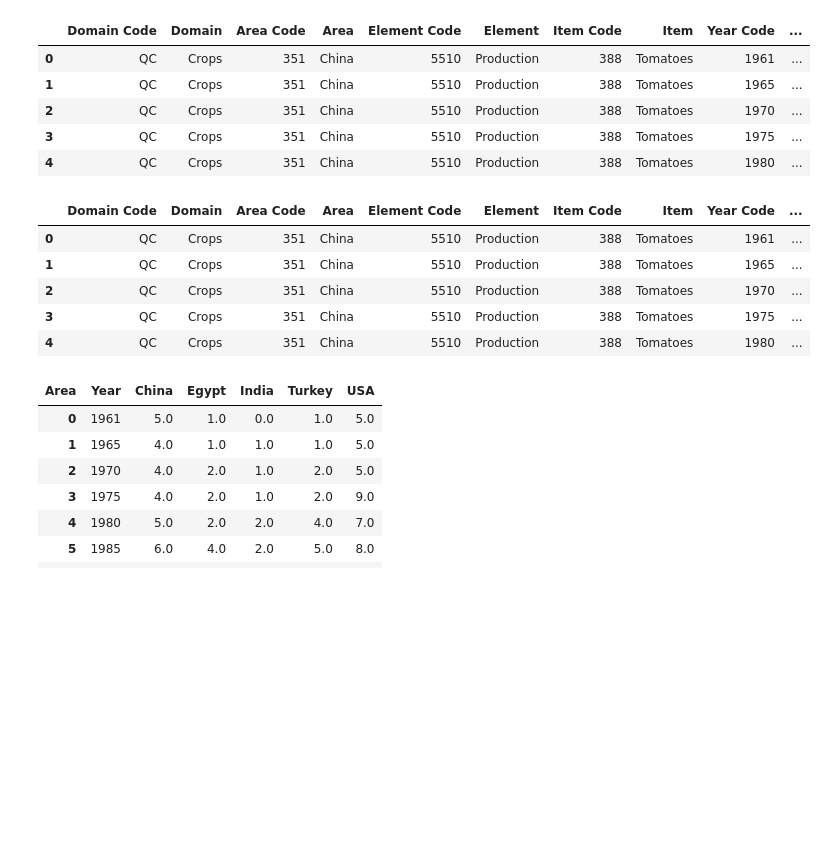
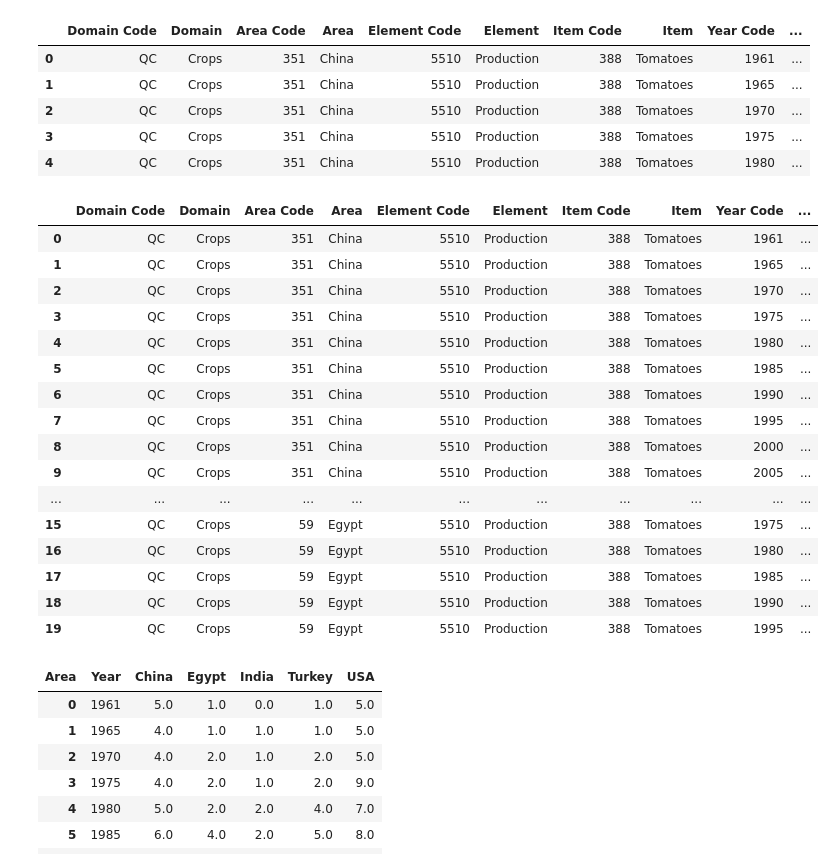
Before and after one commit to Palarisk/data-studio, a Jupyter notebook: code/01-tomatoes/project1_draft_tomatoes_alarisku.ipynb, the cells around one changed output. Saved outputs shown, nothing was run; the diff lists cells and outputs as text; code cells hidden in the pictures; blank space fills up the shorter version.

```diff
--- a/code/01-tomatoes/project1_draft_tomatoes_alarisku.ipynb
+++ b/code/01-tomatoes/project1_draft_tomatoes_alarisku.ipynb
@@ -247,14 +247,25 @@ df3.head()
 df3.Area = df3.Area.str.replace('United States of America', 'USA')
 # %%
 df3['Value_miltonnes'] = round(df3['Value']/1000000)
-df3.head()
+df3.head(20)
 # %% [output]
 |  | Domain Code | Domain | Area Code | Area | Element Code | Element | Item Code | Item | Year Code | ... |
 | 0 | QC | Crops | 351 | China | 5510 | Production | 388 | Tomatoes | 1961 | ... |
 | 1 | QC | Crops | 351 | China | 5510 | Production | 388 | Tomatoes | 1965 | ... |
 | 2 | QC | Crops | 351 | China | 5510 | Production | 388 | Tomatoes | 1970 | ... |
 | 3 | QC | Crops | 351 | China | 5510 | Production | 388 | Tomatoes | 1975 | ... |
 | 4 | QC | Crops | 351 | China | 5510 | Production | 388 | Tomatoes | 1980 | ... |
+| 5 | QC | Crops | 351 | China | 5510 | Production | 388 | Tomatoes | 1985 | ... |
+| 6 | QC | Crops | 351 | China | 5510 | Production | 388 | Tomatoes | 1990 | ... |
+| 7 | QC | Crops | 351 | China | 5510 | Production | 388 | Tomatoes | 1995 | ... |
+| 8 | QC | Crops | 351 | China | 5510 | Production | 388 | Tomatoes | 2000 | ... |
+| 9 | QC | Crops | 351 | China | 5510 | Production | 388 | Tomatoes | 2005 | ... |
+| ... | ... | ... | ... | ... | ... | ... | ... | ... | ... | ... |
+| 15 | QC | Crops | 59 | Egypt | 5510 | Production | 388 | Tomatoes | 1975 | ... |
+| 16 | QC | Crops | 59 | Egypt | 5510 | Production | 388 | Tomatoes | 1980 | ... |
+| 17 | QC | Crops | 59 | Egypt | 5510 | Production | 388 | Tomatoes | 1985 | ... |
+| 18 | QC | Crops | 59 | Egypt | 5510 | Production | 388 | Tomatoes | 1990 | ... |
+| 19 | QC | Crops | 59 | Egypt | 5510 | Production | 388 | Tomatoes | 1995 | ... |
 # %%
 df3_wide = df3.groupby(['Year','Area']).Value_miltonnes.sum().unstack().reset_index()
 df3_wide.head(40)
```
Also changed, not shown: parts of 2 cells of this notebook, 5 other files.
